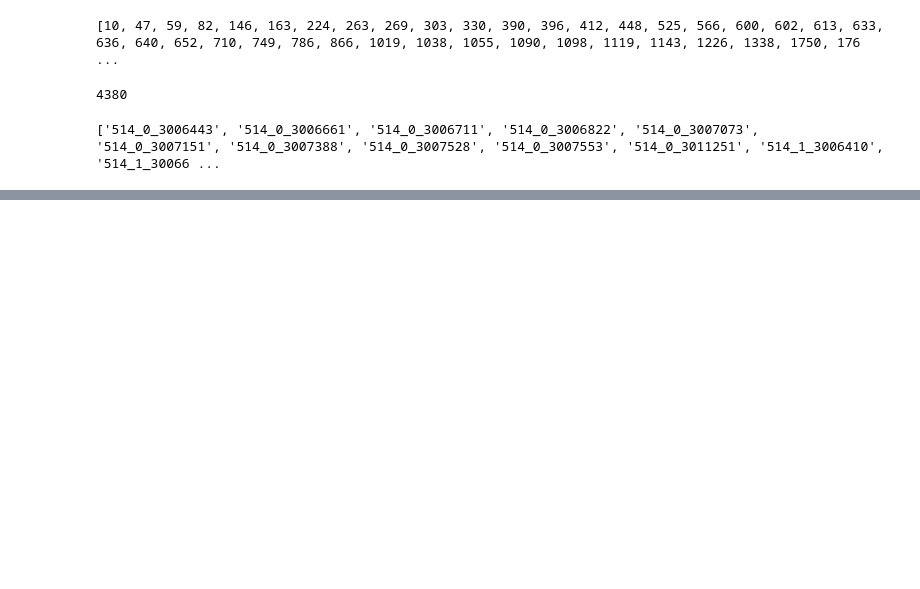
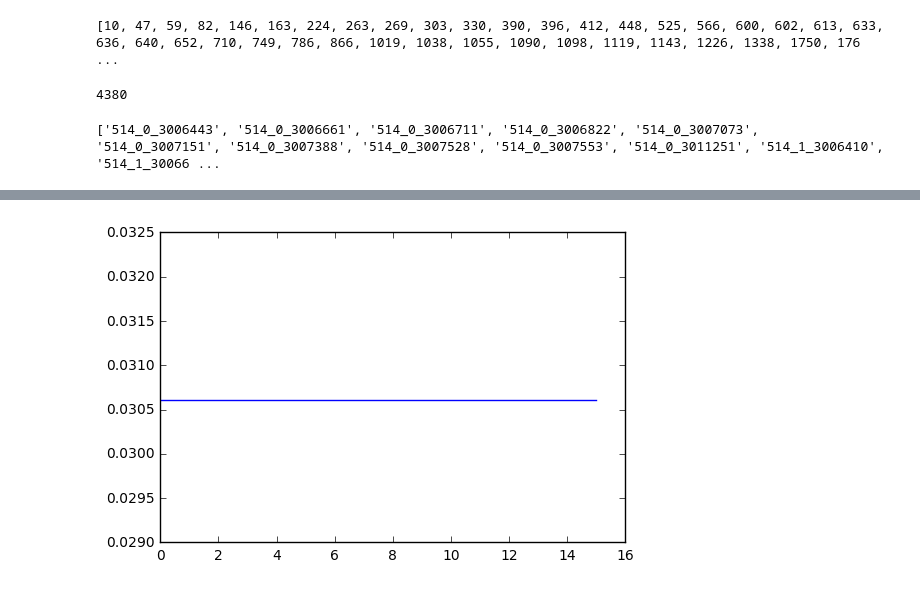
Before and after one commit to jbkoh/scrabble_strcmp, a Jupyter notebook: onto_cmp_6_1.ipynb, the cells around one changed output, grey strips where cells are left out. Drawn from its saved outputs; the diff is of its cells as text; code cells hidden in the pictures; blank space fills up the shorter version.

```diff
--- a/onto_cmp_6_1.ipynb
+++ b/onto_cmp_6_1.ipynb
@@ -107,7 +107,7 @@ or matplotlib.backends is imported for the first time.
   warnings.warn(_use_error_msg)
 # %%
 workerNum = 7
-coverageNum = 200
+coverageNum = 4100
 mpFlag = True
 
 coverageNumDict = {'bonner':3213,
@@ -500,9 +500,13 @@ print randSrcidList
 # %% [output]
 ['514_0_3006443', '514_0_3006661', '514_0_3006711', '514_0_3006822', '514_0_3007073', '514_0_3007151', '514_0_3007388', '514_0_3007528', '514_0_3007553', '514_0_3011251', '514_1_3006410', '514_1_30066 ...
 # %%
-idxList = range(0,len(trueDF))
+#idxList = range(0,len(trueDF))
+
+idxList = randIdxList
+
 listIndexFunc = lambda l, i: [l[ii] for ii in i]
-sensorDF = origSensorDF.iloc[idxList]
+#sensorDF = origSensorDF.iloc[idxList]
+sensorDF = origSensorDF
 nameList = listIndexFunc(origNameList, idxList)
 jcinameList = listIndexFunc(origJcinameList, idxList)
 descList = listIndexFunc(origDescList, idxList)
@@ -528,7 +532,7 @@ sentenceDict = list()
 adder = lambda a,b:a+b
 splitter = lambda s:s.split()
 sentenceDict = dict([(i,reduce(adder, map(splitter, dataList)))\
-                for i,dataList in enumerate(zip(nameList, jcinameList, descList, unitList, bacnettypeList))])
+                for i,dataList in zip(idxList, zip(nameList, jcinameList, descList, unitList, bacnettypeList))])
                 #for dataList in zip(nameList, jcinameList, unitList, bacnettypeList)]
                 #for dataList in zip(nameList, jcinameList, unitList)]
                 #for dataList in zip(nameList, jcinameList)]
@@ -564,9 +568,8 @@ for i, sentence in sentenceDict.items():
 
 origSentenceDict = deepcopy(sentenceDict)
 # %%
-idxList = range(0,coverageNum)
-sentenceDict = dict((idx,sentence) for idx,sentence in origSentenceDict.items() if idx in idxList)
-sentenceDict = dict((idx, origSentenceDict[idx]) for idx in idxList)
+#sentenceDict = dict((idx,sentence) for idx,sentence in origSentenceDict.items() if idx in idxList)
+#sentenceDict = dict((idx, origSentenceDict[idx]) for idx in idxList)
 # %%
 ### Initial Human Input
 
@@ -1460,3 +1465,15 @@ False
+# %%
+%matplotlib inline
+
+from matplotlib import pyplot as plt
+
+precList = list()
+for result in resultHistory:
+    precList.append(result['precision']['point'])
+plt.plot(precList)
+plt.show()
+# %% [output]
+[figure, added]
 # %%
 filename = 'result/'+buildingName+'_comb_cand.csv'
 with open(filename, 'wb') as fp:
```
Also changed, not shown: parts of 18 cells of this notebook.
